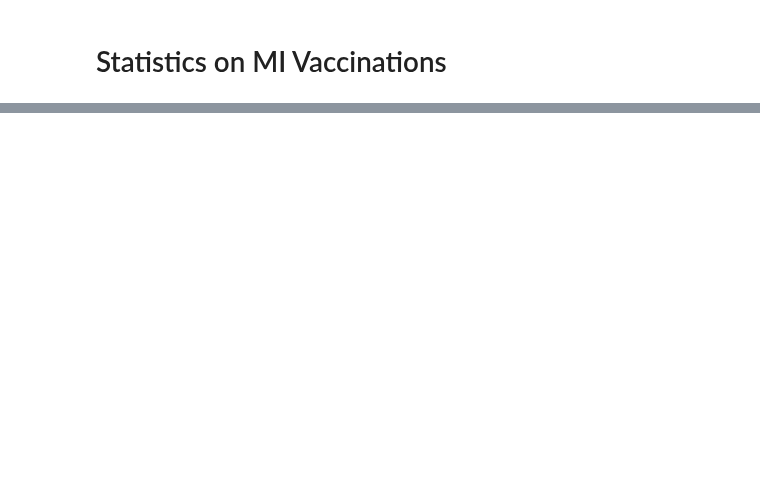
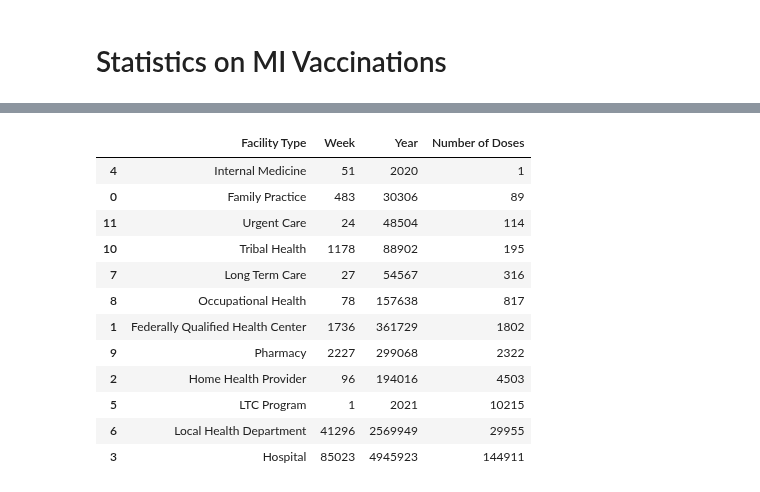
Before and after one commit to JaviThomas/Covid-County-LTC-Analysis, a Jupyter notebook: MI_Vaccine_data.ipynb, the cells around one changed output, grey strips where cells are left out. Cells and saved outputs as stored; diff of their text form; code cells hidden in the pictures; blank space fills up the shorter version.

```diff
--- a/MI_Vaccine_data.ipynb
+++ b/MI_Vaccine_data.ipynb
@@ -40,0 +174,9 @@ Pfizer: 142652
+# %%
+print("Doses by Facility Type")
+df2 = df_doses.groupby(['Facility Type']).sum().reset_index()
+
+alt.Chart(df2).mark_bar().encode(
+    x=alt.X('Facility Type', sort='y'),
+    y='Number of Doses',
+    color='Facility Type'
+).properties( width=600, height=600 )
@@ -40,0 +186,16 @@ Pfizer: 142652
+# %%
+df2
+# %% [output]
+|  | Facility Type | Week | Year | Number of Doses |
+| 4 | Internal Medicine | 51 | 2020 | 1 |
+| 0 | Family Practice | 483 | 30306 | 89 |
+| 11 | Urgent Care | 24 | 48504 | 114 |
+| 10 | Tribal Health | 1178 | 88902 | 195 |
+| 7 | Long Term Care | 27 | 54567 | 316 |
+| 8 | Occupational Health | 78 | 157638 | 817 |
+| 1 | Federally Qualified Health Center | 1736 | 361729 | 1802 |
+| 9 | Pharmacy | 2227 | 299068 | 2322 |
+| 2 | Home Health Provider | 96 | 194016 | 4503 |
+| 5 | LTC Program | 1 | 2021 | 10215 |
+| 6 | Local Health Department | 41296 | 2569949 | 29955 |
+| 3 | Hospital | 85023 | 4945923 | 144911 |
```
Also changed, not shown: parts of 14 cells of this notebook.
